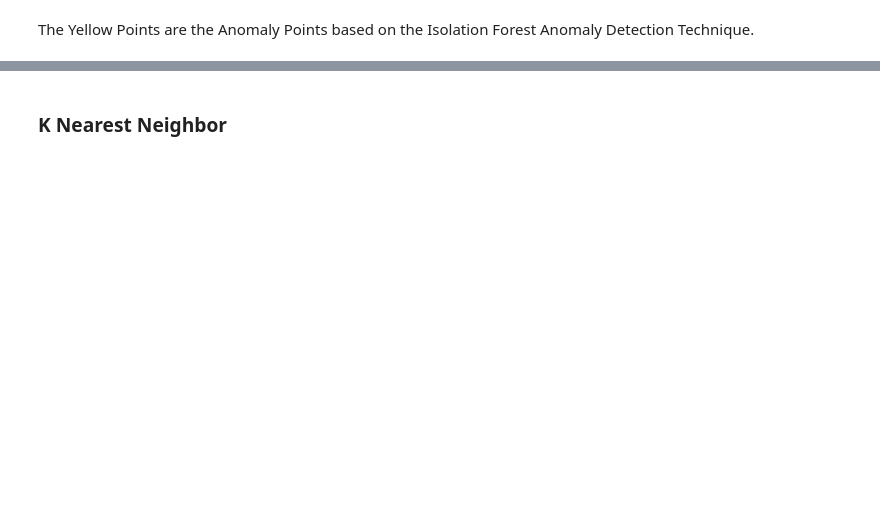
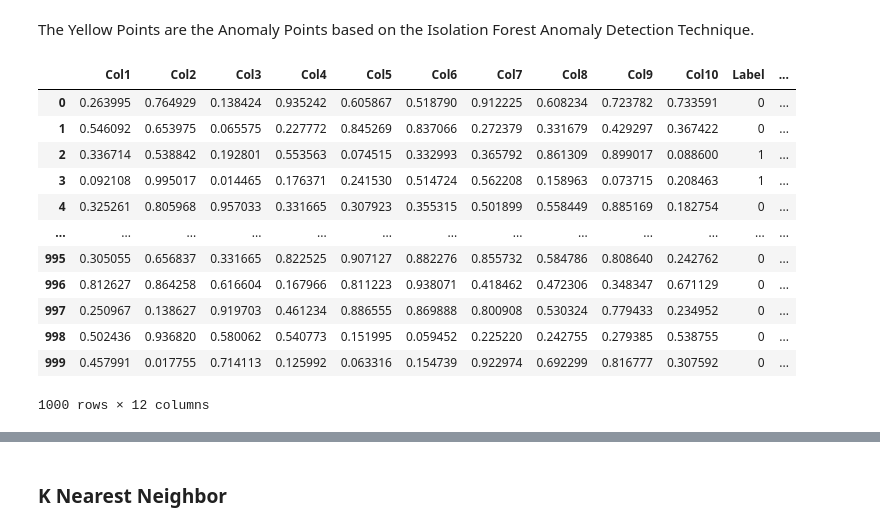
Before and after one commit to esharma3/Pycaret_Anomaly_Detection, a Jupyter notebook: anomaly_detection.ipynb, the cells around one changed output, grey strips where cells are left out. Drawn from its saved outputs; the diff is of its cells as text; code cells hidden in the pictures; blank space fills up the shorter version.

```diff
--- a/anomaly_detection.ipynb
+++ b/anomaly_detection.ipynb
@@ -62,3 +62,21 @@ plot_model(iforest)
 [interactive output not drawn]
 # %% [markdown]
 The Yellow Points are the Anomaly Points based on the Isolation Forest Anomaly Detection Technique.
+# %%
+# generating the predictions using KNN trained model
+iforest_predictions = predict_model(iforest, data = anomaly)
+iforest_predictions
+# %% [output]
+|  | Col1 | Col2 | Col3 | Col4 | Col5 | Col6 | Col7 | Col8 | Col9 | Col10 | Label | ... |
+| 0 | 0.263995 | 0.764929 | 0.138424 | 0.935242 | 0.605867 | 0.518790 | 0.912225 | 0.608234 | 0.723782 | 0.733591 | 0 | ... |
+| 1 | 0.546092 | 0.653975 | 0.065575 | 0.227772 | 0.845269 | 0.837066 | 0.272379 | 0.331679 | 0.429297 | 0.367422 | 0 | ... |
+| 2 | 0.336714 | 0.538842 | 0.192801 | 0.553563 | 0.074515 | 0.332993 | 0.365792 | 0.861309 | 0.899017 | 0.088600 | 1 | ... |
+| 3 | 0.092108 | 0.995017 | 0.014465 | 0.176371 | 0.241530 | 0.514724 | 0.562208 | 0.158963 | 0.073715 | 0.208463 | 1 | ... |
+| 4 | 0.325261 | 0.805968 | 0.957033 | 0.331665 | 0.307923 | 0.355315 | 0.501899 | 0.558449 | 0.885169 | 0.182754 | 0 | ... |
+| ... | ... | ... | ... | ... | ... | ... | ... | ... | ... | ... | ... | ... |
+| 995 | 0.305055 | 0.656837 | 0.331665 | 0.822525 | 0.907127 | 0.882276 | 0.855732 | 0.584786 | 0.808640 | 0.242762 | 0 | ... |
+| 996 | 0.812627 | 0.864258 | 0.616604 | 0.167966 | 0.811223 | 0.938071 | 0.418462 | 0.472306 | 0.348347 | 0.671129 | 0 | ... |
+| 997 | 0.250967 | 0.138627 | 0.919703 | 0.461234 | 0.886555 | 0.869888 | 0.800908 | 0.530324 | 0.779433 | 0.234952 | 0 | ... |
+| 998 | 0.502436 | 0.936820 | 0.580062 | 0.540773 | 0.151995 | 0.059452 | 0.225220 | 0.242755 | 0.279385 | 0.538755 | 0 | ... |
+| 999 | 0.457991 | 0.017755 | 0.714113 | 0.125992 | 0.063316 | 0.154739 | 0.922974 | 0.692299 | 0.816777 | 0.307592 | 0 | ... |
+1000 rows × 12 columns
```
Also changed, not shown: parts of 5 cells of this notebook.
